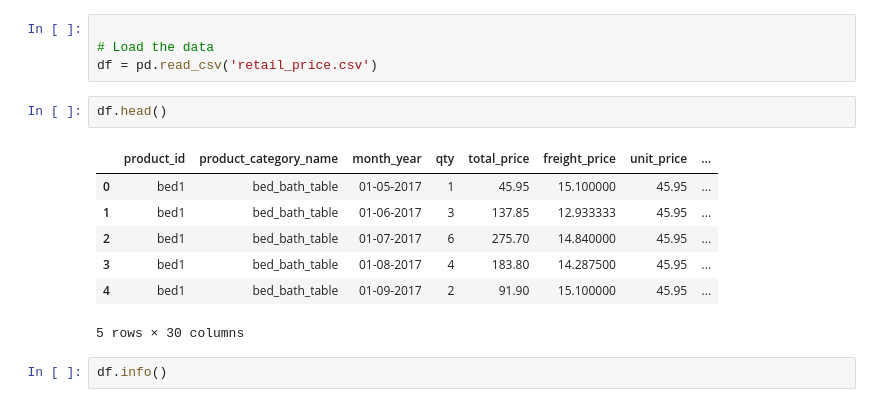
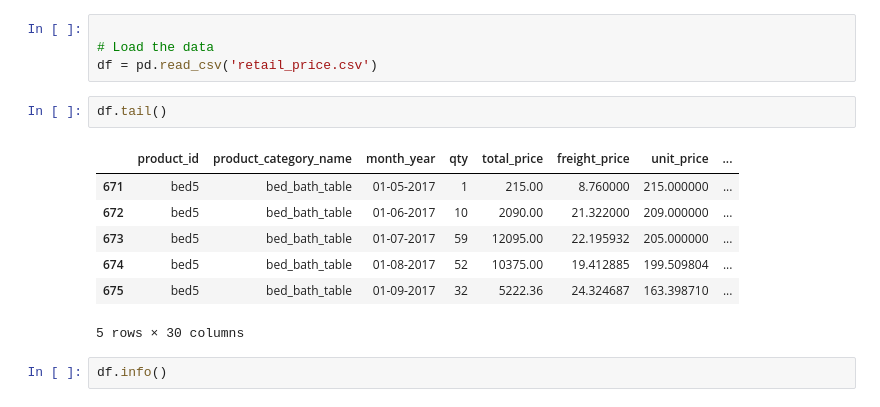
Before and after one commit to Godwin-Oti/Retail-Price-Strategy-Forecasting, a Jupyter notebook: retail.ipynb, the cells around one changed output. Cells and saved outputs as stored; diff of their text form.

```diff
--- a/retail.ipynb
+++ b/retail.ipynb
@@ -9,14 +9,14 @@ import pandas as pd
 # Load the data
 df = pd.read_csv('retail_price.csv')
 # %%
-df.head()
+df.tail()
 # %% [output]
 |  | product_id | product_category_name | month_year | qty | total_price | freight_price | unit_price | ... |
-| 0 | bed1 | bed_bath_table | 01-05-2017 | 1 | 45.95 | 15.100000 | 45.95 | ... |
-| 1 | bed1 | bed_bath_table | 01-06-2017 | 3 | 137.85 | 12.933333 | 45.95 | ... |
-| 2 | bed1 | bed_bath_table | 01-07-2017 | 6 | 275.70 | 14.840000 | 45.95 | ... |
-| 3 | bed1 | bed_bath_table | 01-08-2017 | 4 | 183.80 | 14.287500 | 45.95 | ... |
-| 4 | bed1 | bed_bath_table | 01-09-2017 | 2 | 91.90 | 15.100000 | 45.95 | ... |
+| 671 | bed5 | bed_bath_table | 01-05-2017 | 1 | 215.00 | 8.760000 | 215.000000 | ... |
+| 672 | bed5 | bed_bath_table | 01-06-2017 | 10 | 2090.00 | 21.322000 | 209.000000 | ... |
+| 673 | bed5 | bed_bath_table | 01-07-2017 | 59 | 12095.00 | 22.195932 | 205.000000 | ... |
+| 674 | bed5 | bed_bath_table | 01-08-2017 | 52 | 10375.00 | 19.412885 | 199.509804 | ... |
+| 675 | bed5 | bed_bath_table | 01-09-2017 | 32 | 5222.36 | 24.324687 | 163.398710 | ... |
 5 rows × 30 columns
 # %%
 df.info()
```
Also changed, not shown: parts of 4 cells of this notebook, 3 other files.
